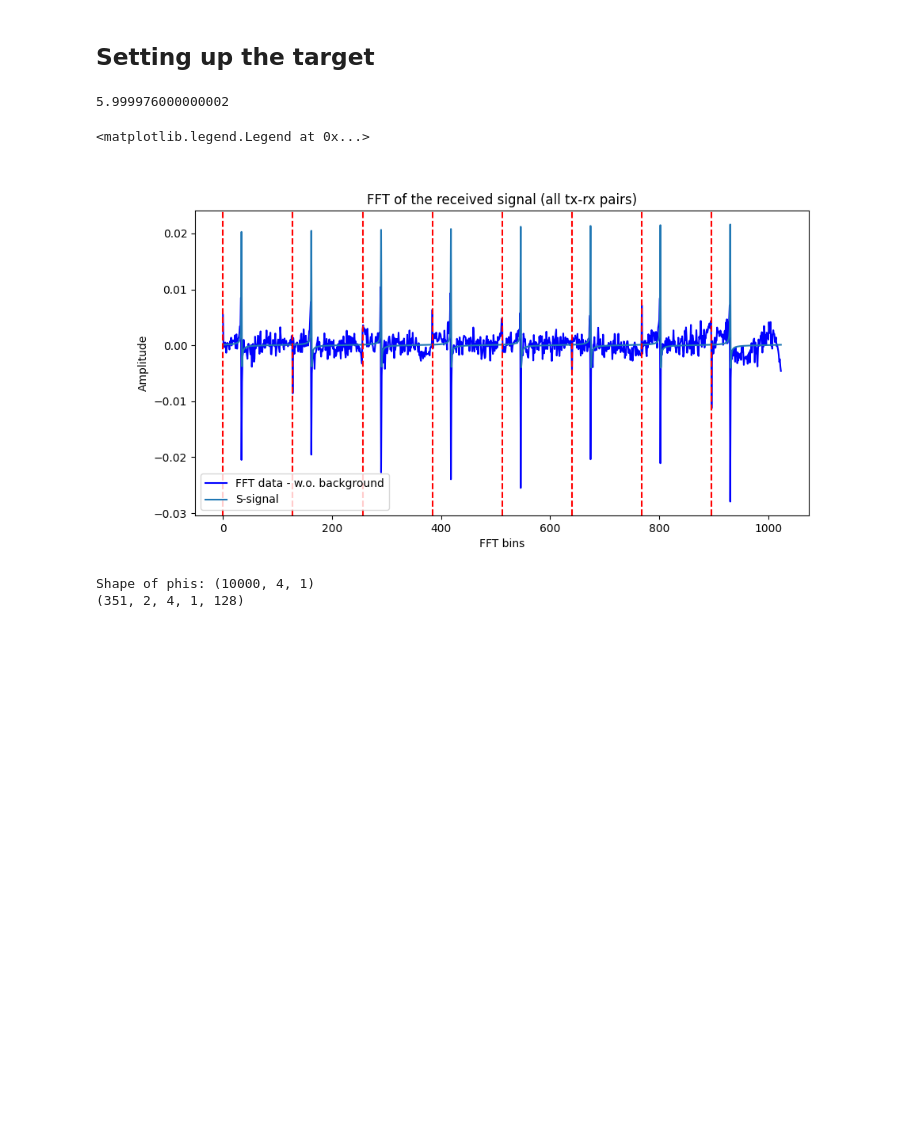
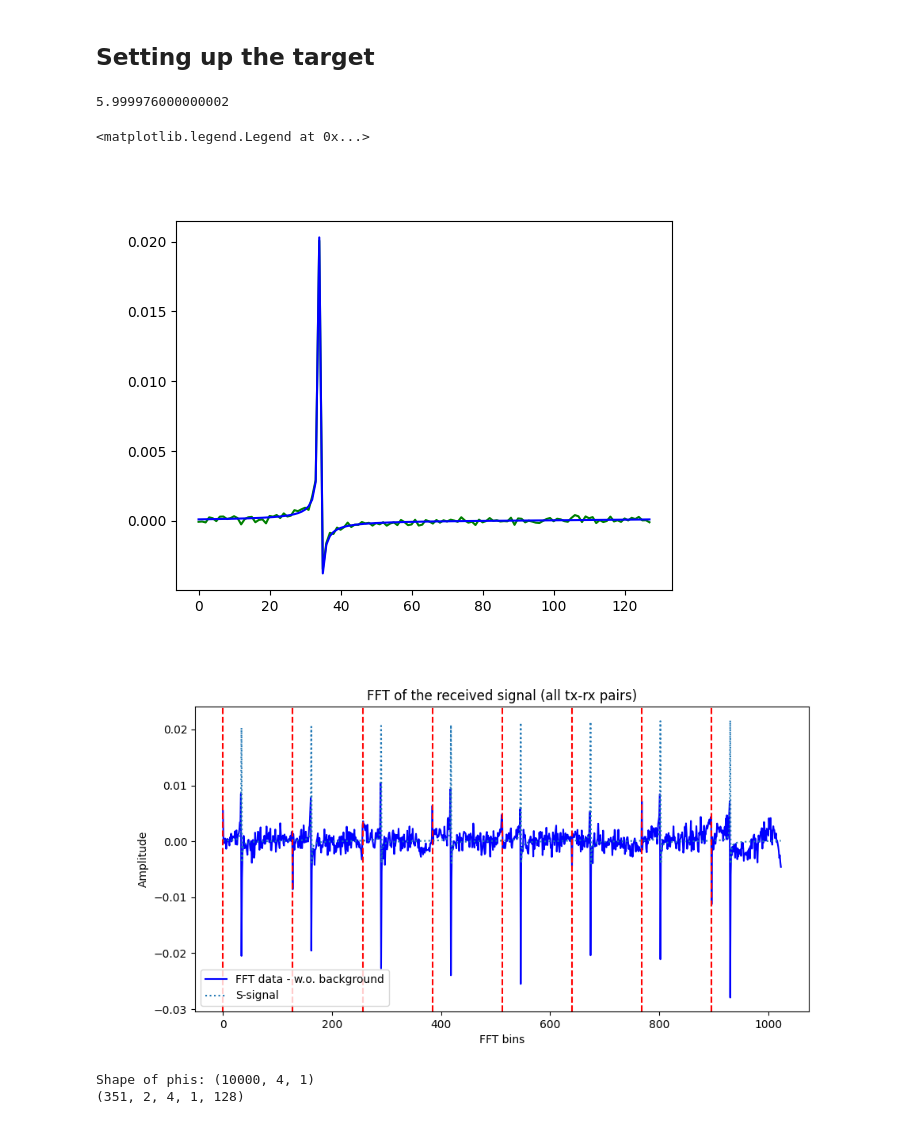
Before and after one commit to RHIMMELAND/MMARS, a Jupyter notebook: examples/real_MRBLaT_test.ipynb, the cells around one changed output. Cells and saved outputs as stored; diff of their text form; code cells hidden in the pictures; blank space fills up the shorter version.

```diff
--- a/examples/real_MRBLaT_test.ipynb
+++ b/examples/real_MRBLaT_test.ipynb
@@ -62,23 +65,31 @@ real_target_ground_truth = real_target_model.get_trajectory()
 # %%
 idx = 0
 gt_idx_bias = 0
+
+radar_model_1.radar_to_target_measures(target_x=real_target_ground_truth[0][idx+start_idx+gt_idx_bias],target_y=real_target_ground_truth[1][idx+start_idx+gt_idx_bias])
+radar_model_1.generate_S_signal(target_x=real_target_ground_truth[0][idx+start_idx+gt_idx_bias],target_y=real_target_ground_truth[1][idx+start_idx+gt_idx_bias])
+plt.figure()
+plt.plot(np.fft.fft(radar_model_1.get_IF_signal[0,0,0,:]), label='FFT S-signal', color='g')
+plt.plot(radar_model_1.get_S_signal[0,0,0,:], label='S-signal', color='b')
+
 fig, ax = plt.subplots(1, 1, figsize=(10, 5))
 data_fourier = np.fft.fft(real_radar_data_01[:,:,:,0,:],axis=-1)[:,:,:,np.newaxis,:]
 ax.plot((np.real(data_fourier[idx].flatten()-background)), label='FFT data - w.o. background', color='b')
 # ax.plot((np.real(data_fourier[idx].flatten())), label='FFT data', color='c', linestyle='--')
-radar_model_1.generate_S_signal(target_x=real_target_ground_truth[0][idx+start_idx+gt_idx_bias],target_y=real_target_ground_truth[1][idx+start_idx+gt_idx_bias])
+
 print(real_target_ground_truth[1][idx+start_idx+gt_idx_bias])
-ax.plot(np.real(radar_model_1.get_S_signal.flatten()), label='S-signal')
+ax.plot(np.real(radar_model_1.get_S_signal.flatten()), label='S-signal', linestyle=':')
 for radar_bin in np.linspace(0,1024,8,endpoint=False):
     ax.axvline(x=[radar_bin], color='r', linestyle='--')
 ax.set_title("FFT of the received signal (all tx-rx pairs)")
 ax.set_xlabel("FFT bins")
 ax.set_ylabel("Amplitude")
 plt.legend()
 # %% [output]
 5.999976000000002
 <matplotlib.legend.Legend at 0x...>
-[figure, old version]
+[figure, new version]
+[figure, added]
 # %%
 buffer_bins = 10
 cheated_radar_data = np.zeros((real_radar_data_01.shape), dtype=np.complex128)
```
Also changed, not shown: parts of 11 cells of this notebook, 5 other files.
